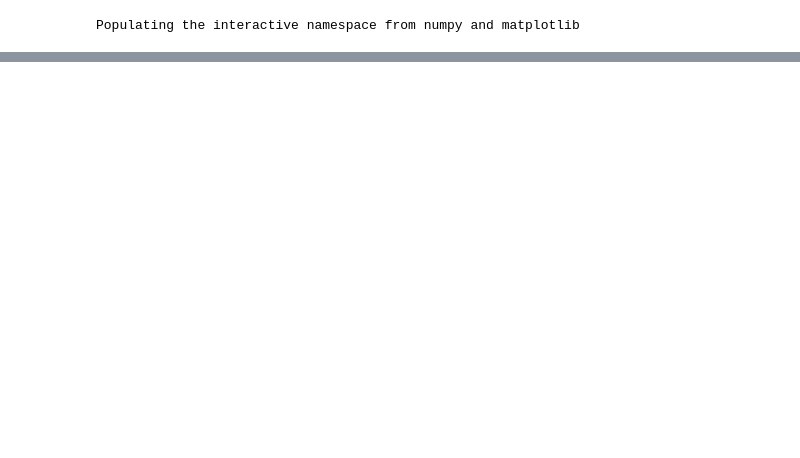
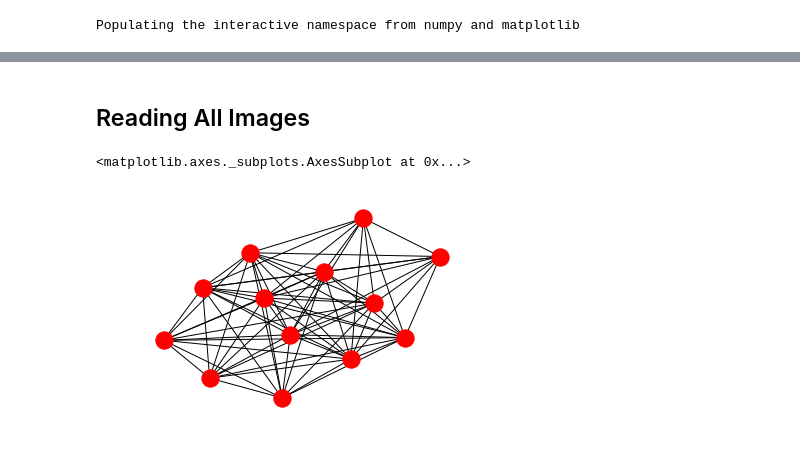
Before and after one commit to jlaura/autocnet_server, a Jupyter notebook: notebooks/01. NetworkCandidateGraph_Adding_Images.ipynb, the cells around one changed output, grey strips where cells are left out. Saved outputs shown, nothing was run; the diff lists cells and outputs as text; code cells hidden in the pictures; blank space fills up the shorter version.

```diff
--- a/notebooks/01. NetworkCandidateGraph_Adding_Images.ipynb
+++ b/notebooks/01. NetworkCandidateGraph_Adding_Images.ipynb
@@ -33,0 +32,9 @@ Here a directory of images is added to the database. The `add_images` methods ta
+# %% [markdown]
+## Reading All Images
+# %%
+ncg = NetworkCandidateGraph.from_database()
+# %%
+ncg.plot()
+# %% [output]
+<matplotlib.axes._subplots.AxesSubplot at 0x...>
+[figure, added]
```
Also changed, not shown: parts of 20 cells of this notebook, 5 other files.
